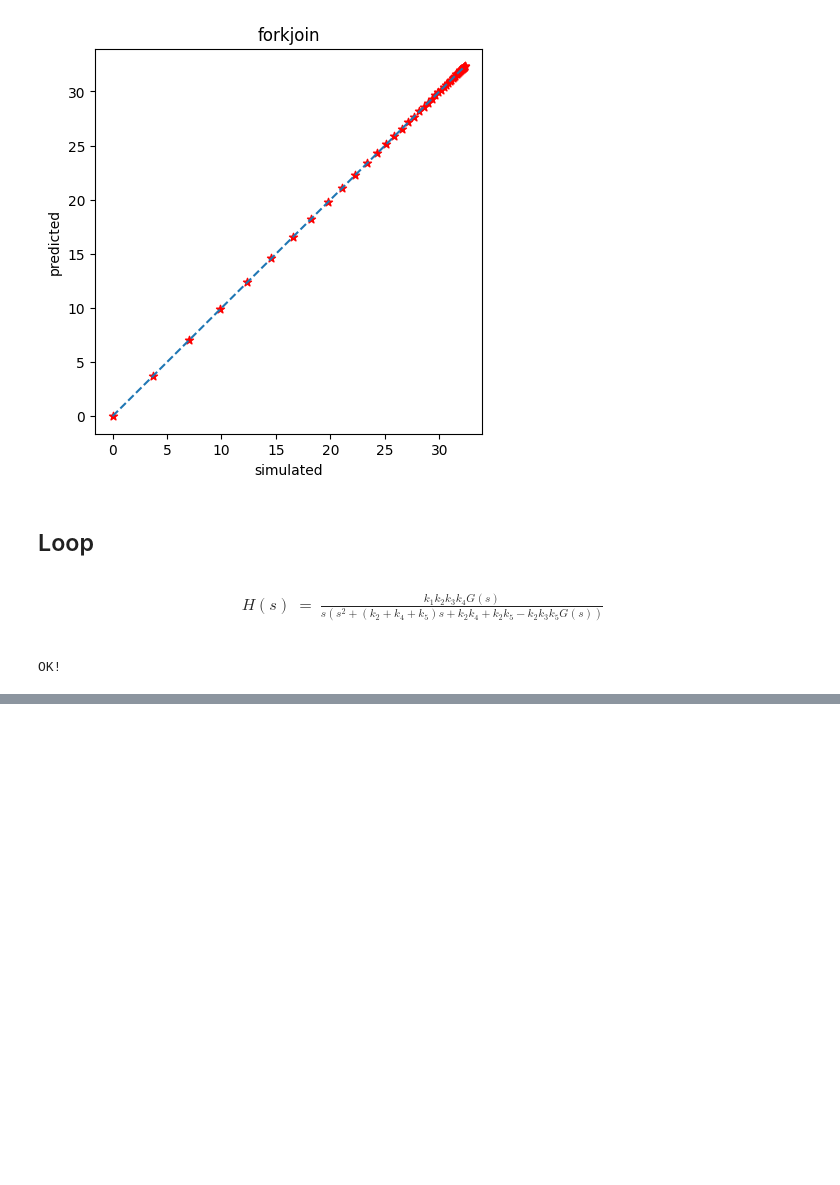
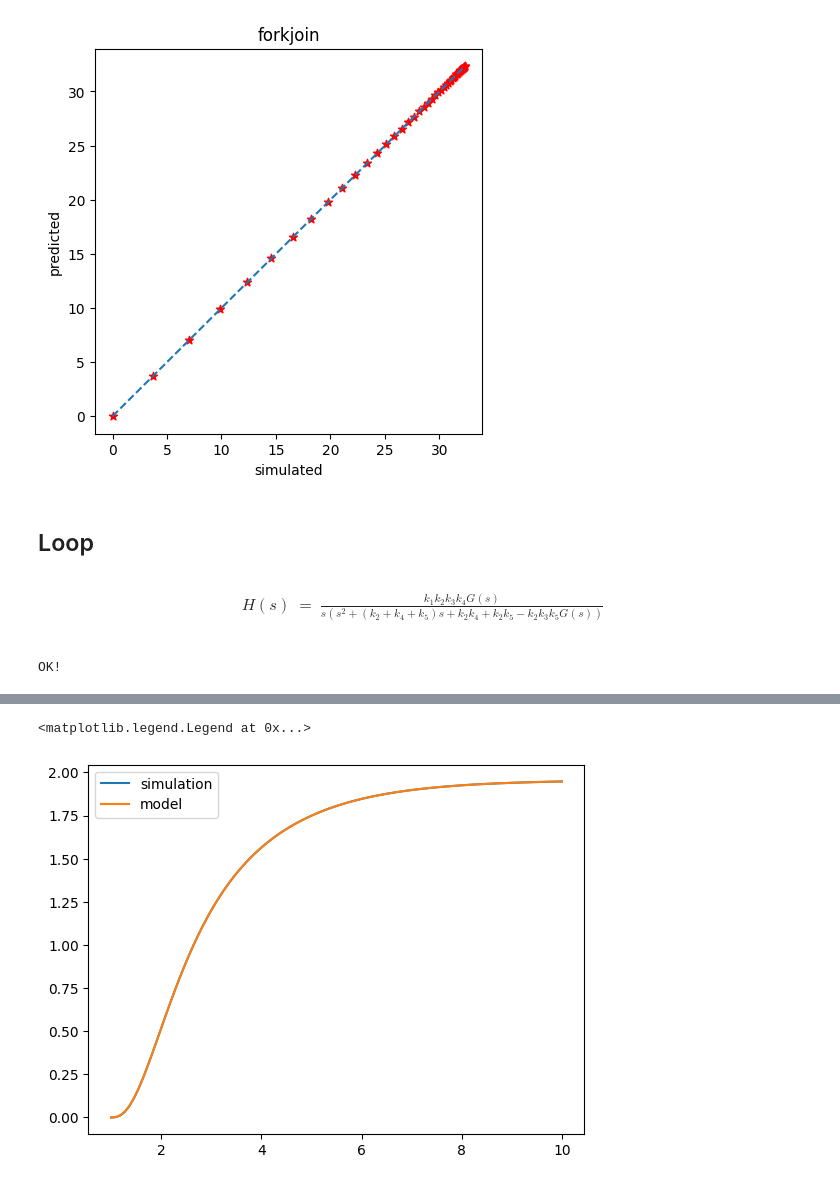
Before and after one commit to joseph-hellerstein/linear_reaction_networks, a Jupyter notebook: notebooks/Theory_Of_Approximate_Reaction_Networks.ipynb, the cells around one changed output, grey strips where cells are left out. Saved outputs shown, nothing was run; the diff lists cells and outputs as text; code cells hidden in the pictures; blank space fills up the shorter version.

```diff
--- a/notebooks/Theory_Of_Approximate_Reaction_Networks.ipynb
+++ b/notebooks/Theory_Of_Approximate_Reaction_Networks.ipynb
@@ -471,0 +467,5 @@ plotStep(model=model_inner, tf=inner_tf, selections=["S2"], figsize=(3, 3), S1=S
+# %%
+k1 = 1; k2 = 1; k3 = 1; k4 = 1; kIO = 3; kO =2; SI=5; k5 = 0.8
+inner_tf = control.TransferFunction([kIO], [1, kO])
+adj_inner_tf = inner_tf*control.TransferFunction([1, kO], [1, kO + k3])  # Adjust TF for conversion to XO
+times, N_SO = control.forced_response(adj_inner_tf, T=data_S["time"],  U=data_S["N_SI"])
@@ -471,0 +483,10 @@ plotStep(model=model_inner, tf=inner_tf, selections=["S2"], figsize=(3, 3), S1=S
+# %%
+# Compare simulation results with predictions for the sN.S_O(s) formula
+#dN_SO = predictions - k3*data_S["N_SO"]  # Formula in analysis
+data_S["N_SO"] - N_SO
+plt.plot(times, data_S["N_SO"])
+plt.plot(times, N_SO)
+plt.legend(["simulation", "model"])
+# %% [output]
+<matplotlib.legend.Legend at 0x...>
+[figure, added]
```
Also changed, not shown: parts of 18 cells of this notebook.
